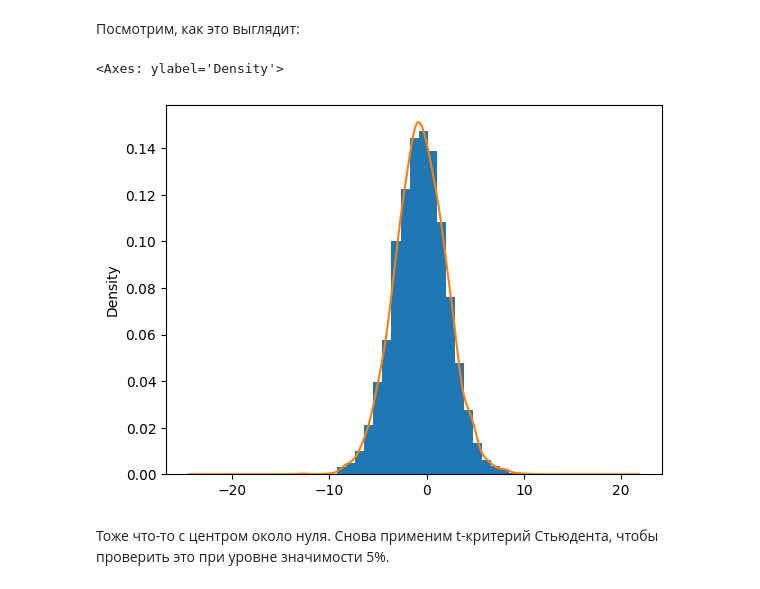
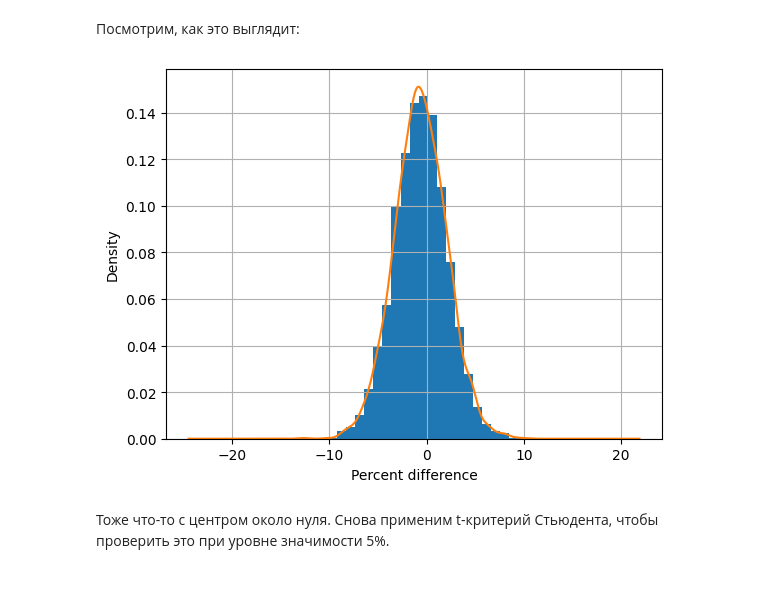
Before and after one commit to Utukku/DataAnalysisProject, a Jupyter notebook: main.ipynb, the cells around one changed output. Drawn from its saved outputs; the diff is of its cells as text; code cells hidden in the pictures.

```diff
--- a/main.ipynb
+++ b/main.ipynb
@@ -109,9 +110,10 @@ data['opening_surplus'] = data.opening_kills - data.winrate
 # %%
 plt.hist(data.opening_surplus, density=True, bins=25)
 data.opening_surplus.plot(kind='kde')
+plt.xlabel('Percent difference')
+plt.grid()
 # %% [output]
-<Axes: ylabel='Density'>
-[figure, old version]
+[figure, new version]
 # %% [markdown]
 Тоже что-то с центром около нуля. Снова применим t-критерий Стьюдента, чтобы проверить это при уровне значимости 5%.
 # %%
```
Also changed, not shown: parts of 1 cell of this notebook.
